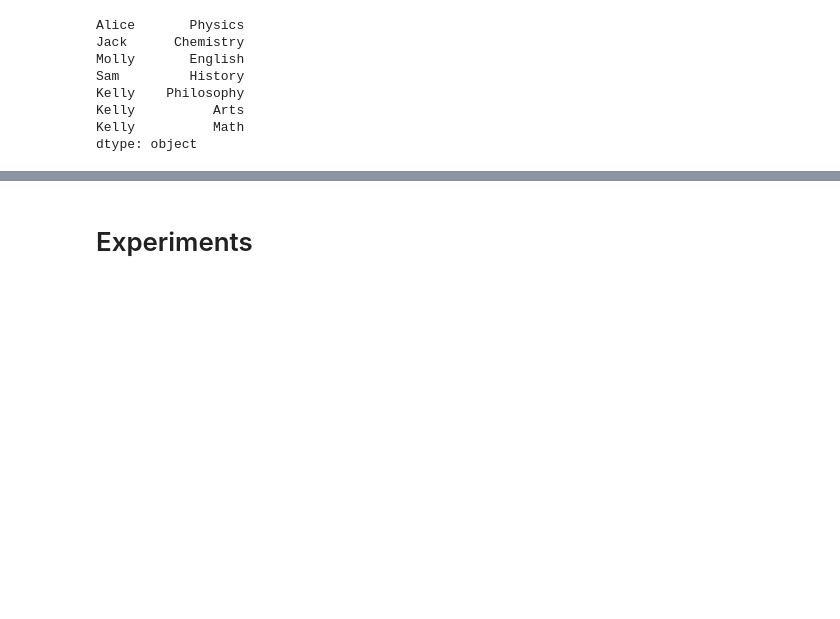
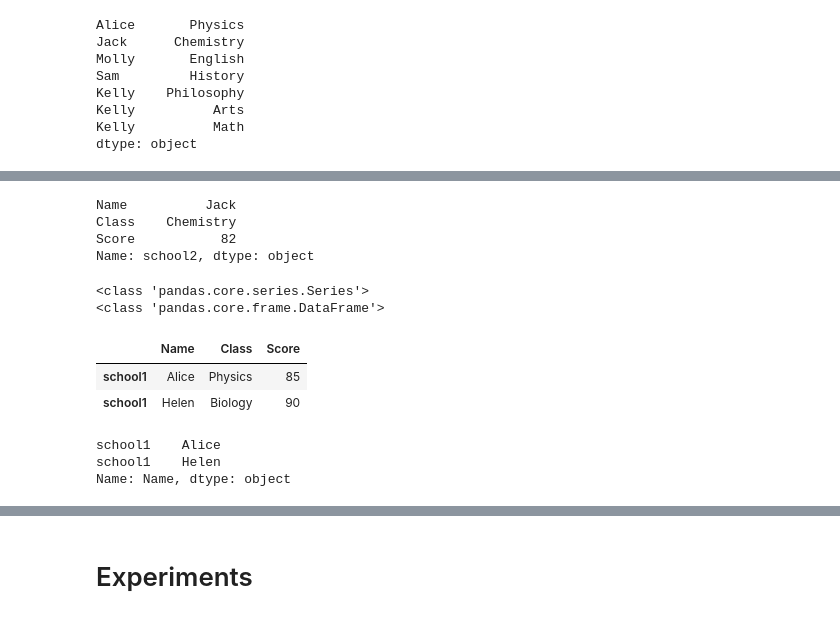
Before and after one commit to pbeens/ICS-Computer-Studies, a Jupyter notebook: Coursera_Introduction_to_Data_Science_with_Python.ipynb, the cells around one changed output, grey strips where cells are left out. Drawn from its saved outputs; the diff is of its cells as text; code cells hidden in the pictures; blank space fills up the shorter version.

```diff
--- a/Coursera_Introduction_to_Data_Science_with_Python.ipynb
+++ b/Coursera_Introduction_to_Data_Science_with_Python.ipynb
@@ -1090,0 +1136,31 @@ Video: https://www.coursera.org/learn/python-data-analysis/lecture/J8MzB/datafra
+# %%
+# accessing by index
+
+df.loc['school2']
+# %% [output]
+Name          Jack
+Class    Chemistry
+Score           82
+Name: school2, dtype: object
+# %%
+# what type is the data?
+
+print(type(df.loc['school2'])) # one record, so it's a Series
+print(type(df.loc['school1'])) # two records, do it's a DataFrame
+# %% [output]
+<class 'pandas.core.series.Series'>
+<class 'pandas.core.frame.DataFrame'>
+# %%
+df.loc['school1']
+# %% [output]
+|  | Name | Class | Score |
+| school1 | Alice | Physics | 85 |
+| school1 | Helen | Biology | 90 |
+# %%
+# only return specific data, not entire record
+
+df.loc['school1', 'Name']
+# %% [output]
+school1    Alice
+school1    Helen
+Name: Name, dtype: object
```
Also changed, not shown: parts of 22 cells of this notebook.
